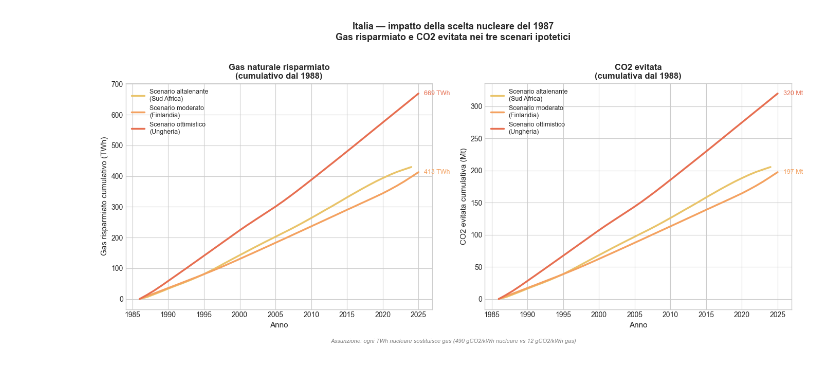
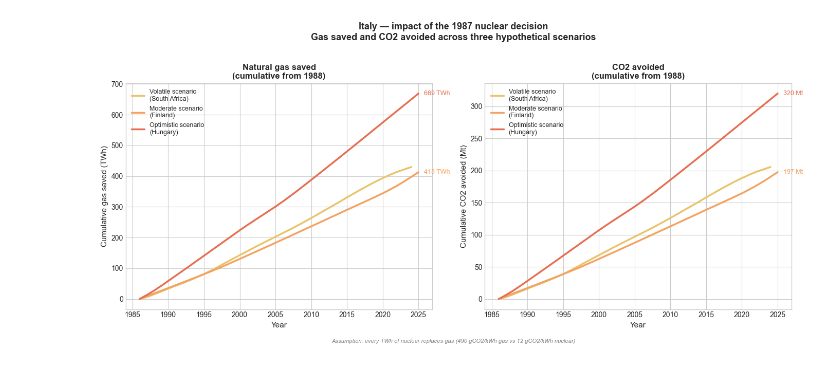
Before and after one commit to giuseppe-vigliotti/nuclear-data-analysis, a Jupyter notebook: notebooks/02_visualizzazioni.ipynb, the cells around one changed output. Saved outputs shown, nothing was run; the diff lists cells and outputs as text; code cells hidden in the pictures.

```diff
--- a/notebooks/02_visualizzazioni.ipynb
+++ b/notebooks/02_visualizzazioni.ipynb
@@ -4,16 +4,25 @@ import matplotlib.pyplot as plt
 import seaborn as sns
 import sqlite3
 import os
+import logging
 
-# Connessione al database
+# Logging setup (force=True for Jupyter kernel compatibility)
+logging.basicConfig(
+    level=logging.INFO,
+    format='%(asctime)s — %(levelname)s — %(message)s',
+    force=True
+)
+logger = logging.getLogger(__name__)
+
+# Connect to database
 BASE_DIR = os.path.dirname(os.path.abspath(''))
 DB_PATH = os.path.join(BASE_DIR, 'db', 'nuclear.db')
 conn = sqlite3.connect(DB_PATH)
 
-# Stile grafici
+# Chart style
 plt.style.use('seaborn-v0_8-whitegrid')
 sns.set_palette('husl')
 
-print("Setup completato")
-print(f"Database: {DB_PATH}")
+logger.info("Setup complete")
+logger.info(f"Database: {DB_PATH}")
 # %% [output]
@@ -632,12 +634,12 @@ Finland         | ultimo anno: 15.2 TWh | massimo: 15.2 TWh
 fig, axes = plt.subplots(1, 2, figsize=(14, 6))
 
 scenari = {
-    'South Africa': {'label': 'Scenario altalenante\n(Sud Africa)', 'color': '#E9C46A'},
-    'Finland':      {'label': 'Scenario moderato\n(Finlandia)',     'color': '#F4A261'},
-    'Hungary':      {'label': 'Scenario ottimistico\n(Ungheria)',   'color': '#E76F51'},
+    'South Africa': {'label': 'Volatile scenario\n(South Africa)', 'color': '#E9C46A'},
+    'Finland':      {'label': 'Moderate scenario\n(Finland)',       'color': '#F4A261'},
+    'Hungary':      {'label': 'Optimistic scenario\n(Hungary)',     'color': '#E76F51'},
 }
 
-# --- Grafico sinistra: gas risparmiato cumulativo nel tempo ---
+# --- Left chart: cumulative gas saved over time ---
 ax1 = axes[0]
 
 for scenario, props in scenari.items():
@@ -655,46 +657,46 @@ for scenario, props in scenari.items():
                 xytext=(8, 0), textcoords='offset points',
                 fontsize=9, color=props['color'], va='center')
 
-ax1.set_xlabel('Anno', fontsize=11)
-ax1.set_ylabel('Gas risparmiato cumulativo (TWh)', fontsize=11)
-ax1.set_title('Gas naturale risparmiato\n(cumulativo dal 1988)', fontsize=12, fontweight='bold')
+ax1.set_xlabel('Year', fontsize=11)
+ax1.set_ylabel('Cumulative gas saved (TWh)', fontsize=11)
+ax1.set_title('Natural gas saved\n(cumulative from 1988)', fontsize=12, fontweight='bold')
 ax1.legend(fontsize=9)
 
-# --- Grafico destra: CO2 evitata cumulativa nel tempo ---
+# --- Right chart: cumulative CO2 avoided over time ---
 ax2 = axes[1]
 
 for scenario, props in scenari.items():
     df_b = benchmarks_twh[scenario]
     df_calc = df_italy[['year','nuclear_twh']].merge(df_b, on='year', how='left')
     df_calc['gas_risparmiato'] = (df_calc['twh_smooth'] - df_calc['nuclear_twh']).clip(lower=0)
     df_calc['co2_evitata'] = df_calc['gas_risparmiato'] * 1e9 * CO2_DIFF / 1e12
     df_calc['co2_cumulativa'] = df_calc['co2_evitata'].cumsum()
 
     ax2.plot(df_calc['year'], df_calc['co2_cumulativa'],
              color=props['color'], linewidth=2.5, label=props['label'])
 
     last = df_calc.iloc[-1]
     ax2.annotate(f"{last['co2_cumulativa']:.0f} Mt",
                 xy=(last['year'], last['co2_cumulativa']),
                 xytext=(8, 0), textcoords='offset points',
                 fontsize=9, color=props['color'], va='center')
 
-ax2.set_xlabel('Anno', fontsize=11)
-ax2.set_ylabel('CO2 evitata cumulativa (Mt)', fontsize=11)
-ax2.set_title('CO2 evitata\n(cumulativa dal 1988)', fontsize=12, fontweight='bold')
+ax2.set_xlabel('Year', fontsize=11)
+ax2.set_ylabel('Cumulative CO2 avoided (Mt)', fontsize=11)
+ax2.set_title('CO2 avoided\n(cumulative from 1988)', fontsize=12, fontweight='bold')
 ax2.legend(fontsize=9)
 
-# Nota metodologica
+# Methodological note
 fig.text(0.5, -0.02,
-         'Assunzione: ogni TWh nucleare sostituisce gas (490 gCO2/kWh nucleare vs 12 gCO2/kWh gas)',
+         'Assumption: every TWh of nuclear replaces gas (490 gCO2/kWh gas vs 12 gCO2/kWh nuclear)',
          ha='center', fontsize=8, color='gray', style='italic')
 
-plt.suptitle('Italia — impatto della scelta nucleare del 1987\nGas risparmiato e CO2 evitata nei tre scenari ipotetici',
+plt.suptitle('Italy — impact of the 1987 nuclear decision\nGas saved and CO2 avoided across three hypothetical scenarios',
              fontsize=13, fontweight='bold', y=1.02)
 
 plt.tight_layout()
 plt.savefig('../plots/06_italia_impatto_co2_gas.png', dpi=150, bbox_inches='tight')
 plt.show()
-print("Grafico salvato in plots/")
+logger.info("Chart saved to plots/")
 # %% [output]
-[figure, old version]
+[figure, new version]
```
Also changed, not shown: parts of 27 cells of this notebook, 16 other files.
